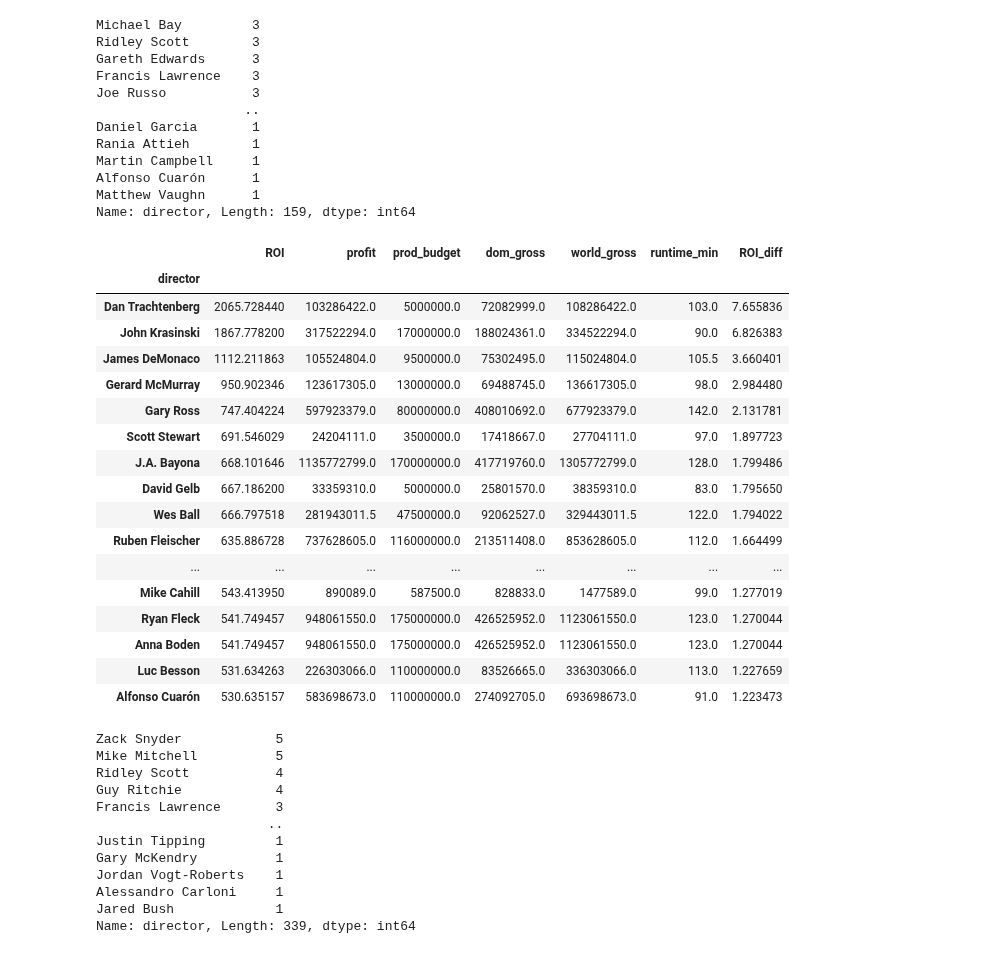
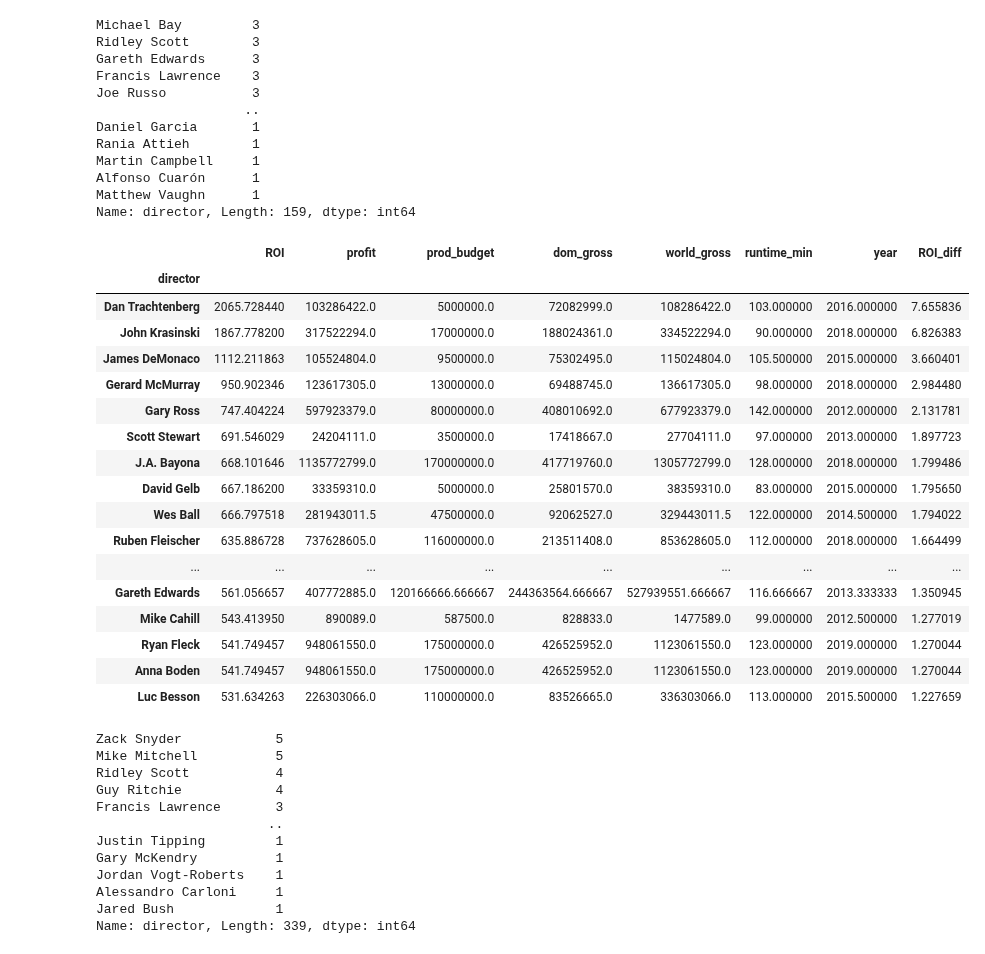
Before and after one commit to JoshuaGottlieb/Microsoft-Movie-Recommendation, a Jupyter notebook: Eggatron-Folder/EDA.ipynb, the cells around one changed output. Drawn from its saved outputs; the diff is of its cells as text; code cells hidden in the pictures.

```diff
--- a/Eggatron-Folder/EDA.ipynb
+++ b/Eggatron-Folder/EDA.ipynb
@@ -4,4 +7,4 @@ import numpy as np
 # %%
 df = pd.read_parquet('../zippedData/merged_data.parquet')
 # %%
-df
+df.release_date = pd.to_datetime(df.release_date)
@@ -22,3 +11,5 @@ df
+# %%
+df['year'] = df['release_date'].dt.year
 # %%
 genre = df.explode('genres')
 # %%
@@ -164,27 +161,27 @@ Alfonso Cuarón      1
 Matthew Vaughn      1
 Name: director, Length: 159, dtype: int64
 # %%
-scifi_dir = scifi.groupby('director').median().sort_values('ROI', ascending = False).head(20)
+scifi_dir = scifi.groupby('director').mean().sort_values('ROI', ascending = False).head(20)
 scifi_dir
 # %% [output]
-|  | ROI | profit | prod_budget | dom_gross | world_gross | runtime_min | ROI_diff |
-| director |  |  |  |  |  |  |  |
-| Dan Trachtenberg | 2065.728440 | 103286422.0 | 5000000.0 | 72082999.0 | 108286422.0 | 103.0 | 7.655836 |
-| John Krasinski | 1867.778200 | 317522294.0 | 17000000.0 | 188024361.0 | 334522294.0 | 90.0 | 6.826383 |
-| James DeMonaco | 1112.211863 | 105524804.0 | 9500000.0 | 75302495.0 | 115024804.0 | 105.5 | 3.660401 |
-| Gerard McMurray | 950.902346 | 123617305.0 | 13000000.0 | 69488745.0 | 136617305.0 | 98.0 | 2.984480 |
-| Gary Ross | 747.404224 | 597923379.0 | 80000000.0 | 408010692.0 | 677923379.0 | 142.0 | 2.131781 |
-| Scott Stewart | 691.546029 | 24204111.0 | 3500000.0 | 17418667.0 | 27704111.0 | 97.0 | 1.897723 |
-| J.A. Bayona | 668.101646 | 1135772799.0 | 170000000.0 | 417719760.0 | 1305772799.0 | 128.0 | 1.799486 |
-| David Gelb | 667.186200 | 33359310.0 | 5000000.0 | 25801570.0 | 38359310.0 | 83.0 | 1.795650 |
-| Wes Ball | 666.797518 | 281943011.5 | 47500000.0 | 92062527.0 | 329443011.5 | 122.0 | 1.794022 |
-| Ruben Fleischer | 635.886728 | 737628605.0 | 116000000.0 | 213511408.0 | 853628605.0 | 112.0 | 1.664499 |
-| ... | ... | ... | ... | ... | ... | ... | ... |
-| Mike Cahill | 543.413950 | 890089.0 | 587500.0 | 828833.0 | 1477589.0 | 99.0 | 1.277019 |
-| Ryan Fleck | 541.749457 | 948061550.0 | 175000000.0 | 426525952.0 | 1123061550.0 | 123.0 | 1.270044 |
-| Anna Boden | 541.749457 | 948061550.0 | 175000000.0 | 426525952.0 | 1123061550.0 | 123.0 | 1.270044 |
-| Luc Besson | 531.634263 | 226303066.0 | 110000000.0 | 83526665.0 | 336303066.0 | 113.0 | 1.227659 |
-| Alfonso Cuarón | 530.635157 | 583698673.0 | 110000000.0 | 274092705.0 | 693698673.0 | 91.0 | 1.223473 |
+|  | ROI | profit | prod_budget | dom_gross | world_gross | runtime_min | year | ROI_diff |
+| director |  |  |  |  |  |  |  |  |
+| Dan Trachtenberg | 2065.728440 | 103286422.0 | 5000000.0 | 72082999.0 | 108286422.0 | 103.000000 | 2016.000000 | 7.655836 |
+| John Krasinski | 1867.778200 | 317522294.0 | 17000000.0 | 188024361.0 | 334522294.0 | 90.000000 | 2018.000000 | 6.826383 |
+| James DeMonaco | 1112.211863 | 105524804.0 | 9500000.0 | 75302495.0 | 115024804.0 | 105.500000 | 2015.000000 | 3.660401 |
+| Gerard McMurray | 950.902346 | 123617305.0 | 13000000.0 | 69488745.0 | 136617305.0 | 98.000000 | 2018.000000 | 2.984480 |
+| Gary Ross | 747.404224 | 597923379.0 | 80000000.0 | 408010692.0 | 677923379.0 | 142.000000 | 2012.000000 | 2.131781 |
+| Scott Stewart | 691.546029 | 24204111.0 | 3500000.0 | 17418667.0 | 27704111.0 | 97.000000 | 2013.000000 | 1.897723 |
+| J.A. Bayona | 668.101646 | 1135772799.0 | 170000000.0 | 417719760.0 | 1305772799.0 | 128.000000 | 2018.000000 | 1.799486 |
+| David Gelb | 667.186200 | 33359310.0 | 5000000.0 | 25801570.0 | 38359310.0 | 83.000000 | 2015.000000 | 1.795650 |
+| Wes Ball | 666.797518 | 281943011.5 | 47500000.0 | 92062527.0 | 329443011.5 | 122.000000 | 2014.500000 | 1.794022 |
+| Ruben Fleischer | 635.886728 | 737628605.0 | 116000000.0 | 213511408.0 | 853628605.0 | 112.000000 | 2018.000000 | 1.664499 |
+| ... | ... | ... | ... | ... | ... | ... | ... | ... |
+| Gareth Edwards | 561.056657 | 407772885.0 | 120166666.666667 | 244363564.666667 | 527939551.666667 | 116.666667 | 2013.333333 | 1.350945 |
+| Mike Cahill | 543.413950 | 890089.0 | 587500.0 | 828833.0 | 1477589.0 | 99.000000 | 2012.500000 | 1.277019 |
+| Ryan Fleck | 541.749457 | 948061550.0 | 175000000.0 | 426525952.0 | 1123061550.0 | 123.000000 | 2019.000000 | 1.270044 |
+| Anna Boden | 541.749457 | 948061550.0 | 175000000.0 | 426525952.0 | 1123061550.0 | 123.000000 | 2019.000000 | 1.270044 |
+| Luc Besson | 531.634263 | 226303066.0 | 110000000.0 | 83526665.0 | 336303066.0 | 113.000000 | 2015.500000 | 1.227659 |
 # %%
 adventure.director.value_counts()
 # %% [output]
```
Also changed, not shown: parts of 19 cells of this notebook.
